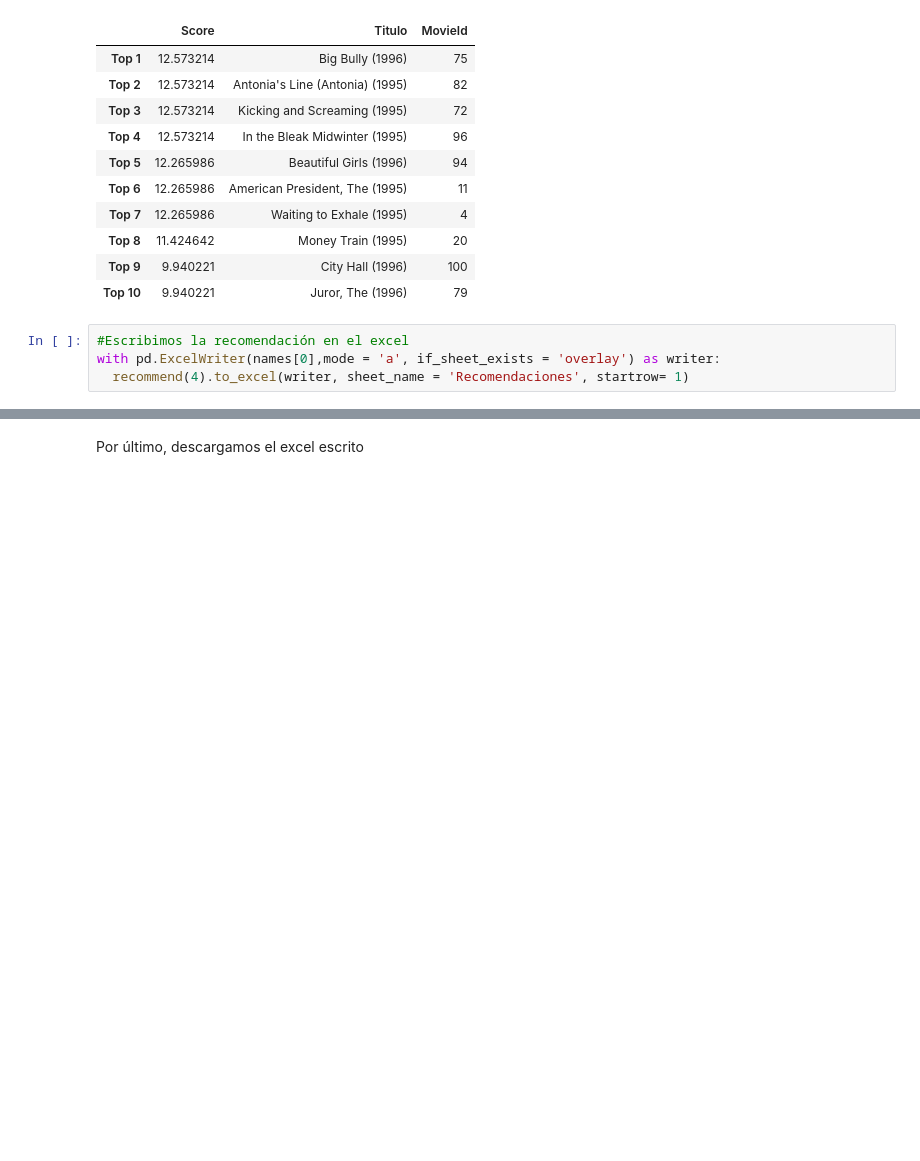
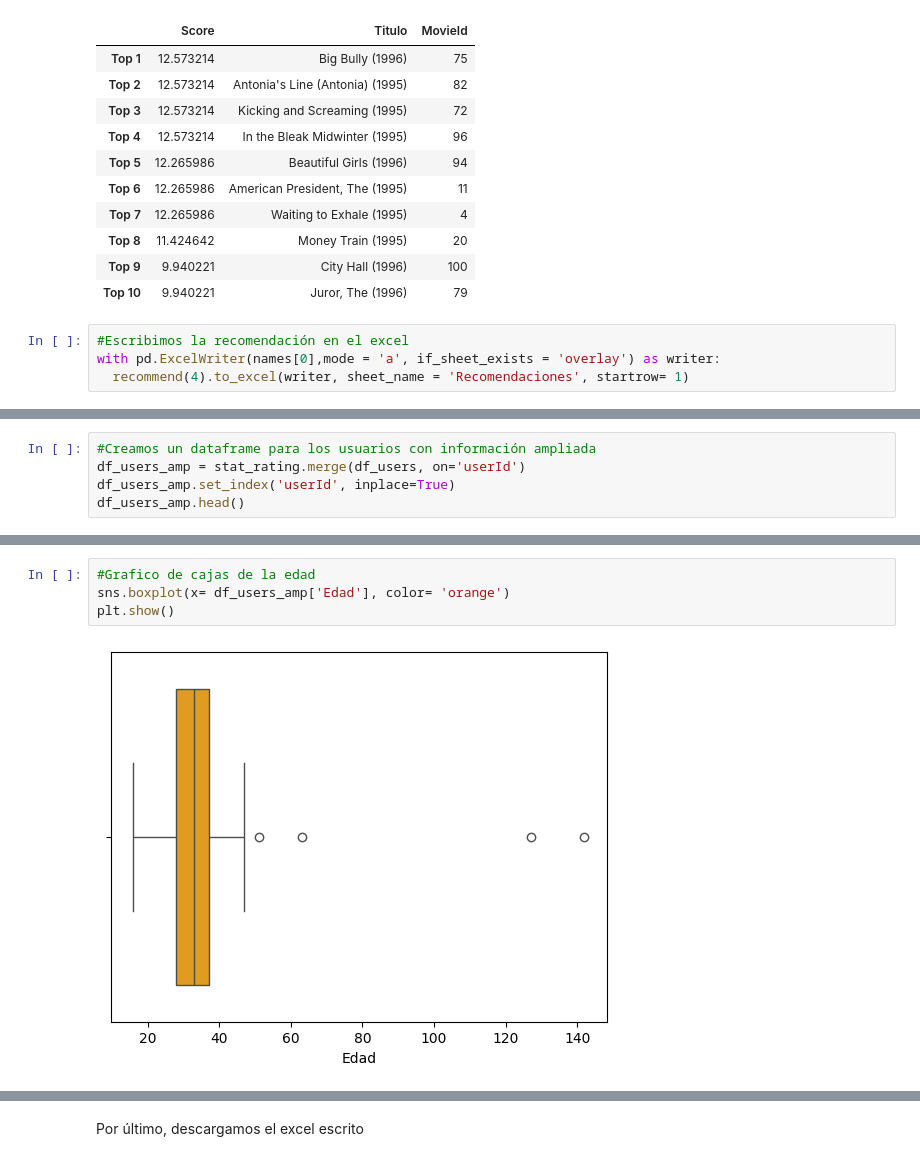
Before and after one commit to Adrianrobarq/DataScienceIEBS, a Jupyter notebook: Bloque 2/Matematicas para tratamiento de datos/Proyecto/Proyecto_recomendacion_peliculas.ipynb, the cells around one changed output, grey strips where cells are left out. Cells and saved outputs as stored; diff of their text form; blank space fills up the shorter version.

```diff
--- a/Bloque 2/Matematicas para tratamiento de datos/Proyecto/Proyecto_recomendacion_peliculas.ipynb
+++ b/Bloque 2/Matematicas para tratamiento de datos/Proyecto/Proyecto_recomendacion_peliculas.ipynb
@@ -300,0 +400,5 @@ with pd.ExcelWriter(names[0],mode = 'a', if_sheet_exists = 'overlay') as writer:
+# %%
+#Creamos un dataframe para los usuarios con información ampliada
+df_users_amp = stat_rating.merge(df_users, on='userId')
+df_users_amp.set_index('userId', inplace=True)
+df_users_amp.head()
@@ -300,0 +504,6 @@ with pd.ExcelWriter(names[0],mode = 'a', if_sheet_exists = 'overlay') as writer:
+# %%
+#Grafico de cajas de la edad
+sns.boxplot(x= df_users_amp['Edad'], color= 'orange')
+plt.show()
+# %% [output]
+[figure, added]
```
Also changed, not shown: parts of 47 cells of this notebook, 12 other files.
